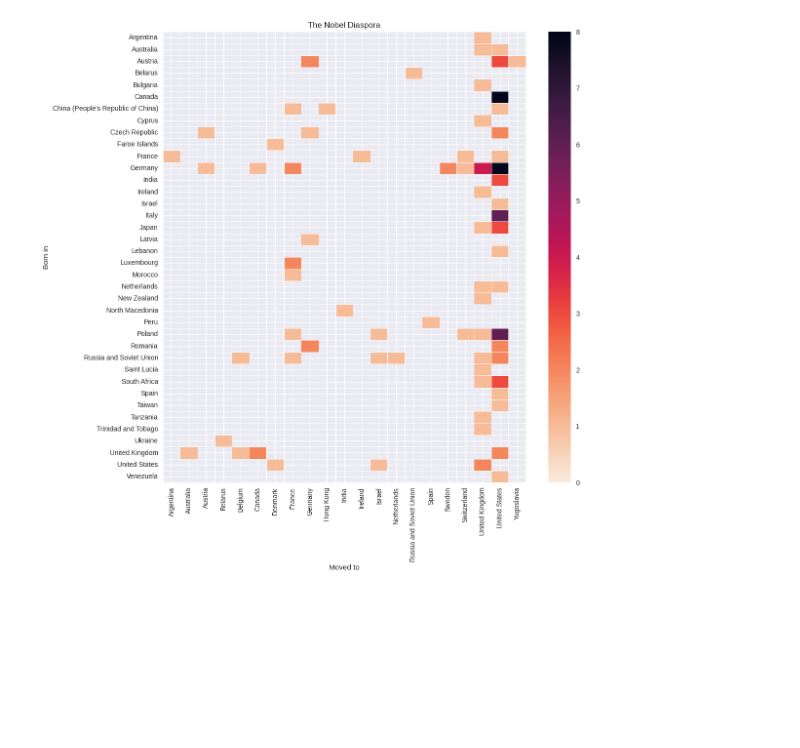
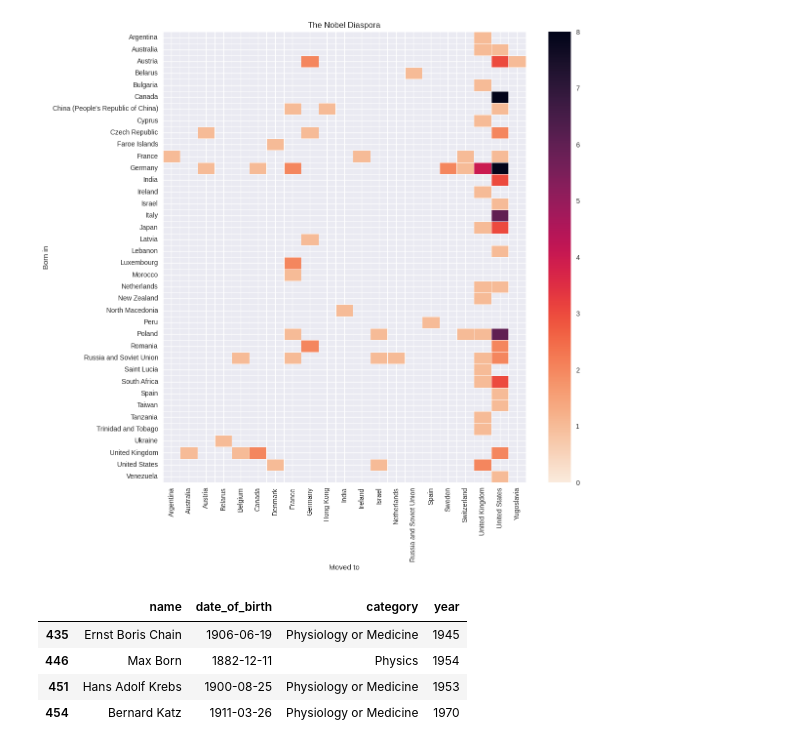
Before and after one commit to FilipeOrfao/data_visualization_with_python_and_javascript, a Jupyter notebook: 011_/main.ipynb, the cells around one changed output. Cells and saved outputs as stored; diff of their text form; code cells hidden in the pictures; blank space fills up the shorter version.

```diff
--- a/011_/main.ipynb
+++ b/011_/main.ipynb
@@ -655,3 +657,11 @@ ax.set_title("The Nobel Diaspora")
 # %% [output]
 Text(0.5, 1.0, 'The Nobel Diaspora')
 [figure]
+# %%
+df[(df.born_in == 'Germany') & (df.country == 'United Kingdom')][['name', 'date_of_birth', 'category','year']]
+# %% [output]
+|  | name | date_of_birth | category | year |
+| 435 | Ernst Boris Chain | 1906-06-19 | Physiology or Medicine | 1945 |
+| 446 | Max Born | 1882-12-11 | Physics | 1954 |
+| 451 | Hans Adolf Krebs | 1900-08-25 | Physiology or Medicine | 1953 |
+| 454 | Bernard Katz | 1911-03-26 | Physiology or Medicine | 1970 |
```
Also changed, not shown: parts of 2 cells of this notebook.
